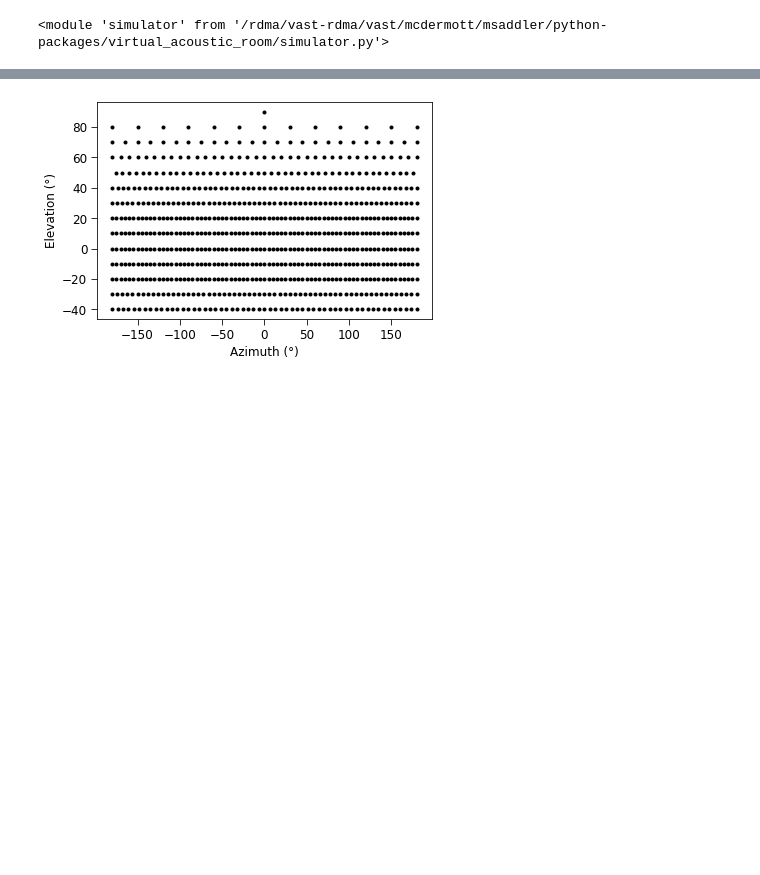
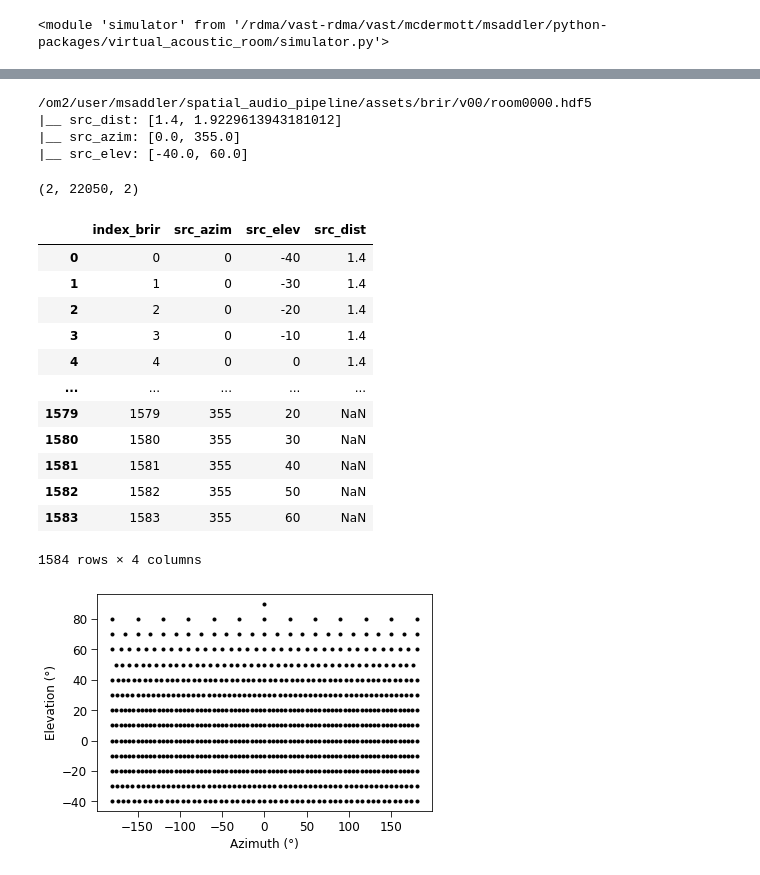
Before and after one commit to msaddler/virtual_acoustic_room, a Jupyter notebook: notebook_scratch.ipynb, the cells around one changed output, grey strips where cells are left out. Cells and saved outputs as stored; diff of their text form; code cells hidden in the pictures; blank space fills up the shorter version.

Commit message:
scratch work for load_brir function

```diff
--- a/notebook_scratch.ipynb
+++ b/notebook_scratch.ipynb
@@ -34,3 +49,63 @@ importlib.reload(simulator)
+# %%
+def load_brir(
+        index_room,
+        index_brir,
+        fn_pattern='/om2/user/msaddler/spatial_audio_pipeline/assets/brir/v00/room{:04.0f}.hdf5',
+        verbose=False):
+    """
+    """
+    assert isinstance(index_room, int)
+    assert isinstance(index_brir, (int, list))
+    with h5py.File(fn_pattern.format(index_room)) as f:
+        if isinstance(index_brir, list):
+            brir = [f['brir'][_] for _ in index_brir]
+            sr = [f['sr'][_] for _ in index_brir]
+        else:
+            brir = f['brir'][index_brir]
+            sr = f['brir'][index_brir]
+        if verbose:
+            print(fn_pattern.format(index_room))
+            for k in ['src_dist', 'src_azim', 'src_elev']:
+                print(f'|__ {k}: {[f[k][_] for _ in np.array(index_brir).reshape([-1])]}')
+    return np.array(brir), np.array(sr)
+
+
+brir, sr = load_brir(
+    index_room=0,
+    index_brir=[0, -1],
+    verbose=True)
+brir.shape
+# %% [output]
+/om2/user/msaddler/spatial_audio_pipeline/assets/brir/v00/room0000.hdf5
+|__ src_dist: [1.4, 1.9229613943181012]
+|__ src_azim: [0.0, 355.0]
+|__ src_elev: [-40.0, 60.0]
+(2, 22050, 2)
+# %%
+fn = '/om2/user/msaddler/spatial_audio_pipeline/assets/brir/v00/manifest_brir.pdpkl'
+df = pd.read_pickle(fn)
+df = df.groupby('index_brir').agg({'src_azim': 'first', 'src_elev': 'first', 'src_dist': 'unique'}).reset_index()
+df.src_dist = df.src_dist.map(lambda _: _[0] if len(_) == 1 else None)
+df
+
+# keys = list(zip(df.src_dist, df.src_azim, df.src_elev))
+# vals = df.index_brir.values
+# map_loc_to_index_brir = {k: v for k, v in zip(keys, vals)}
+# map_loc_to_index_brir
+# %% [output]
+|  | index_brir | src_azim | src_elev | src_dist |
+| 0 | 0 | 0 | -40 | 1.4 |
+| 1 | 1 | 0 | -30 | 1.4 |
+| 2 | 2 | 0 | -20 | 1.4 |
+| 3 | 3 | 0 | -10 | 1.4 |
+| 4 | 4 | 0 | 0 | 1.4 |
+| ... | ... | ... | ... | ... |
+| 1579 | 1579 | 355 | 20 | NaN |
+| 1580 | 1580 | 355 | 30 | NaN |
+| 1581 | 1581 | 355 | 40 | NaN |
+| 1582 | 1582 | 355 | 50 | NaN |
+| 1583 | 1583 | 355 | 60 | NaN |
+1584 rows × 4 columns
 # %%
 hrtf_locs, hrtf_firs, hrtf_sr = simulator.load_kemar_hrtfs(npz_filename='kemar_hrtfs/hrtfs.npz')
 
```
Also changed, not shown: parts of 2 cells of this notebook.
